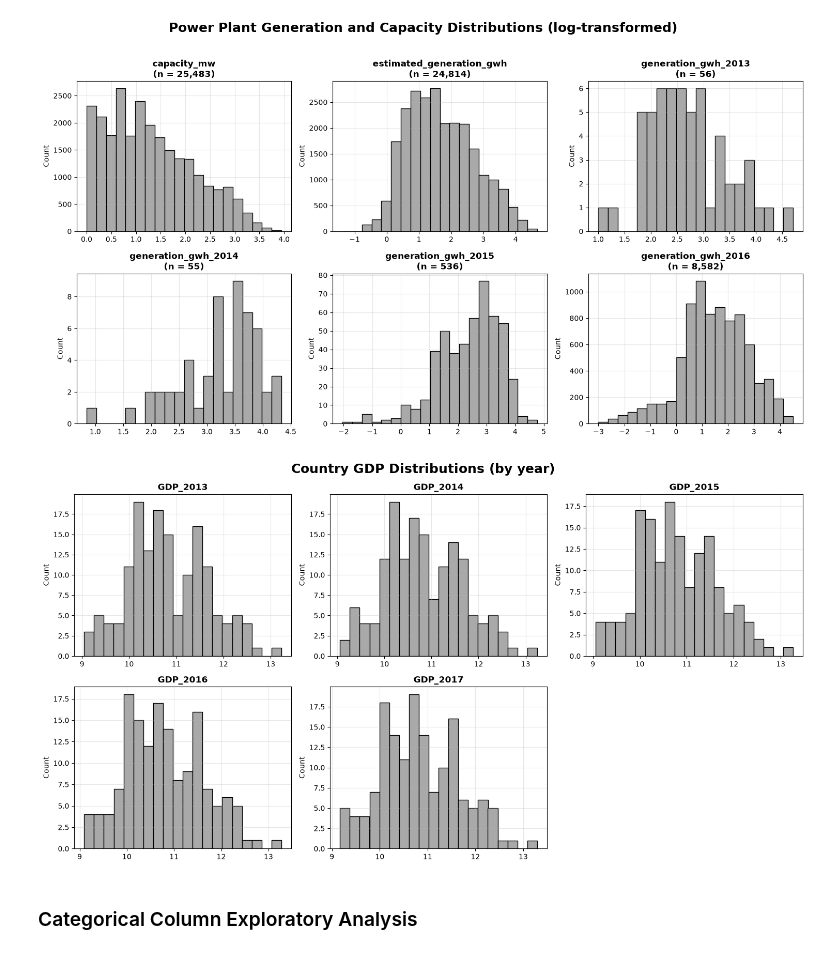
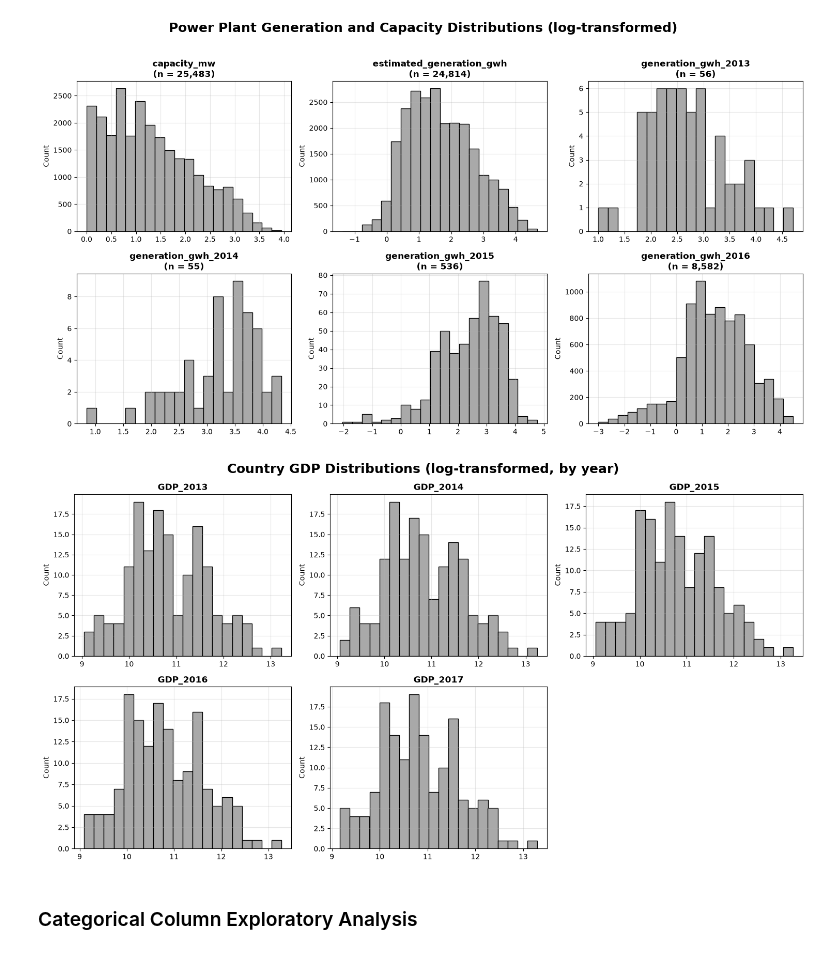
Before and after one commit to EliyaL/Intro-to-Geospatial-Data-Science-Final-Assignment, a Jupyter notebook: FinalExam_318163748.ipynb, the cells around one changed output. Cells and saved outputs as stored; diff of their text form; code cells hidden in the pictures.

Commit message:
updated country gdp plot

```diff
--- a/FinalExam_318163748.ipynb
+++ b/FinalExam_318163748.ipynb
@@ -288,35 +288,35 @@ for ax, col in zip(axes, gdp_cols):
         color='darkgrey'
     )
 
     # Design sub-plot labels
     ax.set_title(col, fontweight='bold')
     ax.set_ylabel('Count')
     ax.set_xlabel('')
     ax.grid(alpha=0.3)
 
 # Remove unused axes
 for ax in axes[len(gdp_cols):]:
     fig.delaxes(ax)
 
 # Add general title
 fig.suptitle(
-    'Country GDP Distributions (by year)',
+    'Country GDP Distributions (log-transformed, by year)',
     fontsize=18,
     fontweight='bold'
 )
 
 # Save plot to outputs folder
 plt.savefig(
     os.path.join(output_path, r'plots\Country GDP distributions.png'), # Path for saved plot
     dpi=150,   # Required resolution in assignemnt
     bbox_inches='tight'
 )
 
 # Present plot
 plt.tight_layout()
 plt.show()
 # %% [output]
-[figure, old version]
+[figure, new version]
 # %% [markdown]
 ### Categorical Column Exploratory Analysis
 # %%
```
Also changed, not shown: 1 other file.
